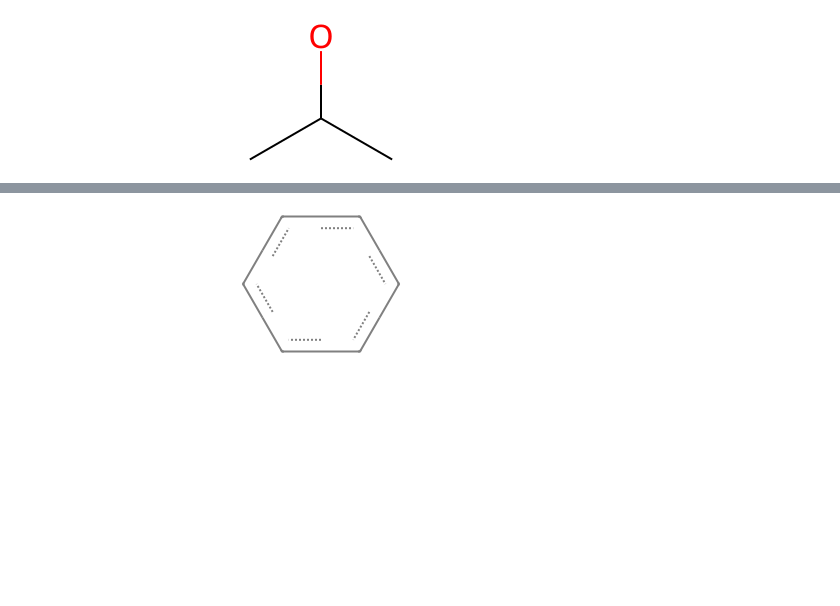
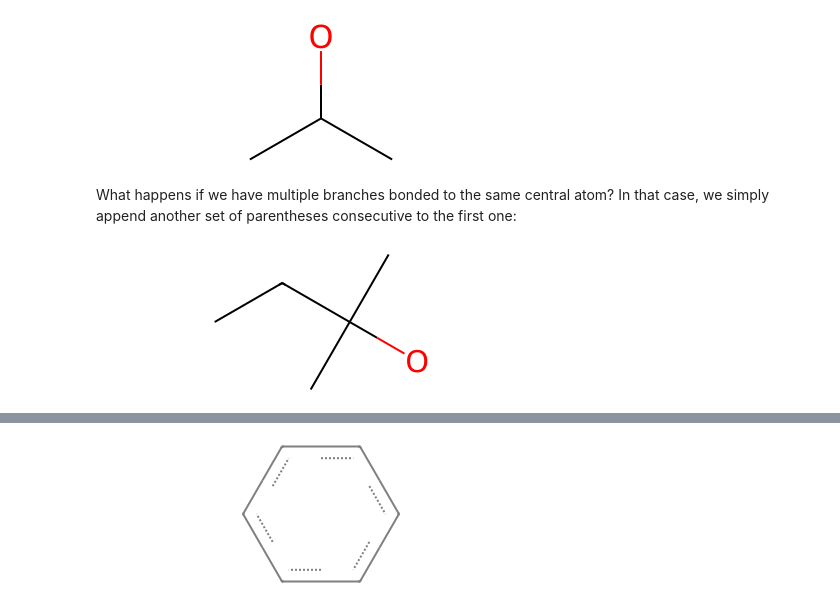
Before and after one commit to ipqa-research/ugropy, a Jupyter notebook: docs/source/tutorial/power_user.ipynb, the cells around one changed output, grey strips where cells are left out. Drawn from its saved outputs; the diff is of its cells as text; code cells hidden in the pictures; blank space fills up the shorter version.

```diff
--- a/docs/source/tutorial/power_user.ipynb
+++ b/docs/source/tutorial/power_user.ipynb
@@ -894,3 +906,14 @@ smt = Chem.MolFromSmarts('[CX4H3]-[CX4H2](-[OH])-[CX4H3]')
 smt
 # %% [output]
 [figure]
+# %% [markdown]
+What happens if we have multiple branches bonded to the same central atom? In
+that case, we simply append another set of parentheses consecutive to the first
+one:
+# %%
+# A central CH2 bonded to an -OH branch and a -CH2-CH3 branch
+molecule = Chem.MolFromSmarts("[CH3]-[CH2](-[OH])(-[CH2]-[CH3])-[CH3]")
+
+molecule
+# %% [output]
+[figure, added]
```
Also changed, not shown: parts of 29 cells of this notebook.
